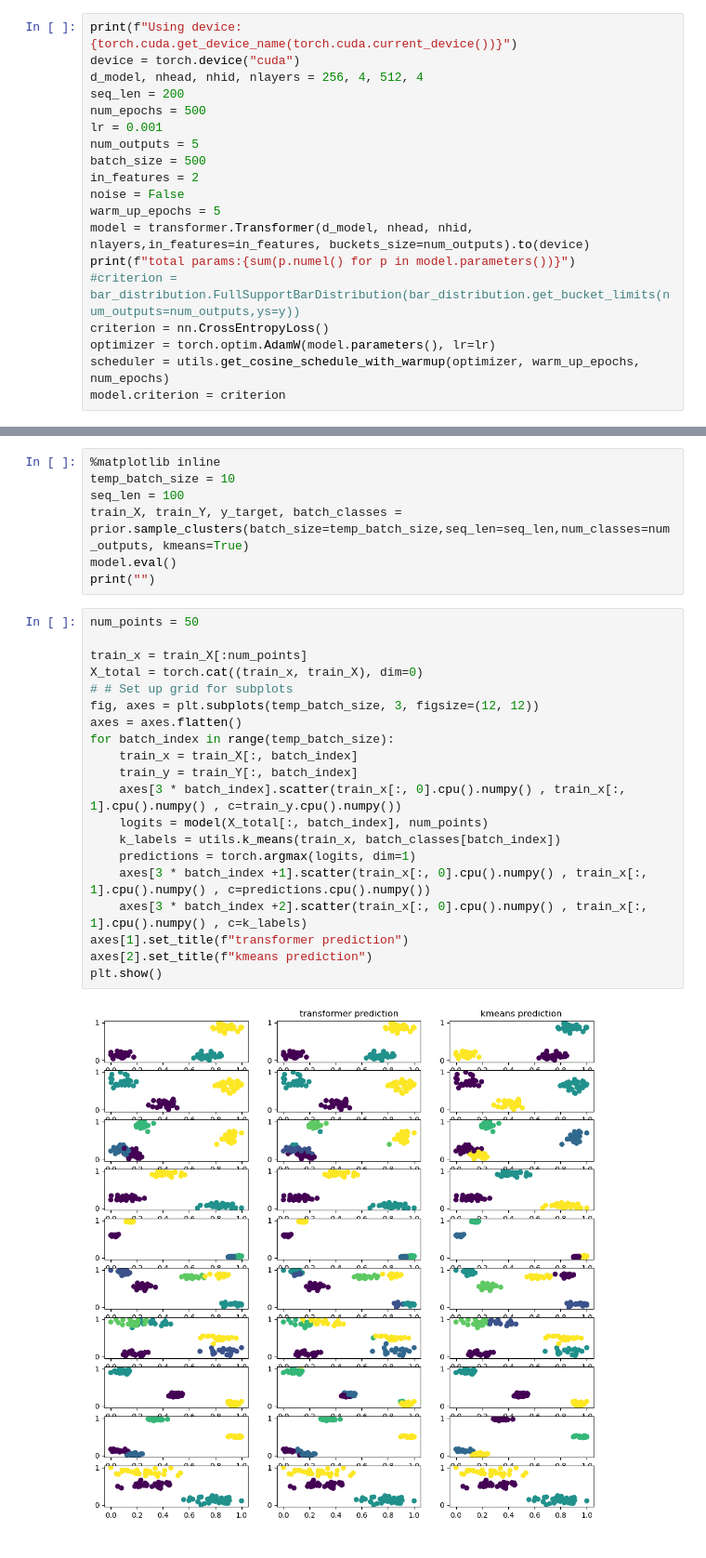
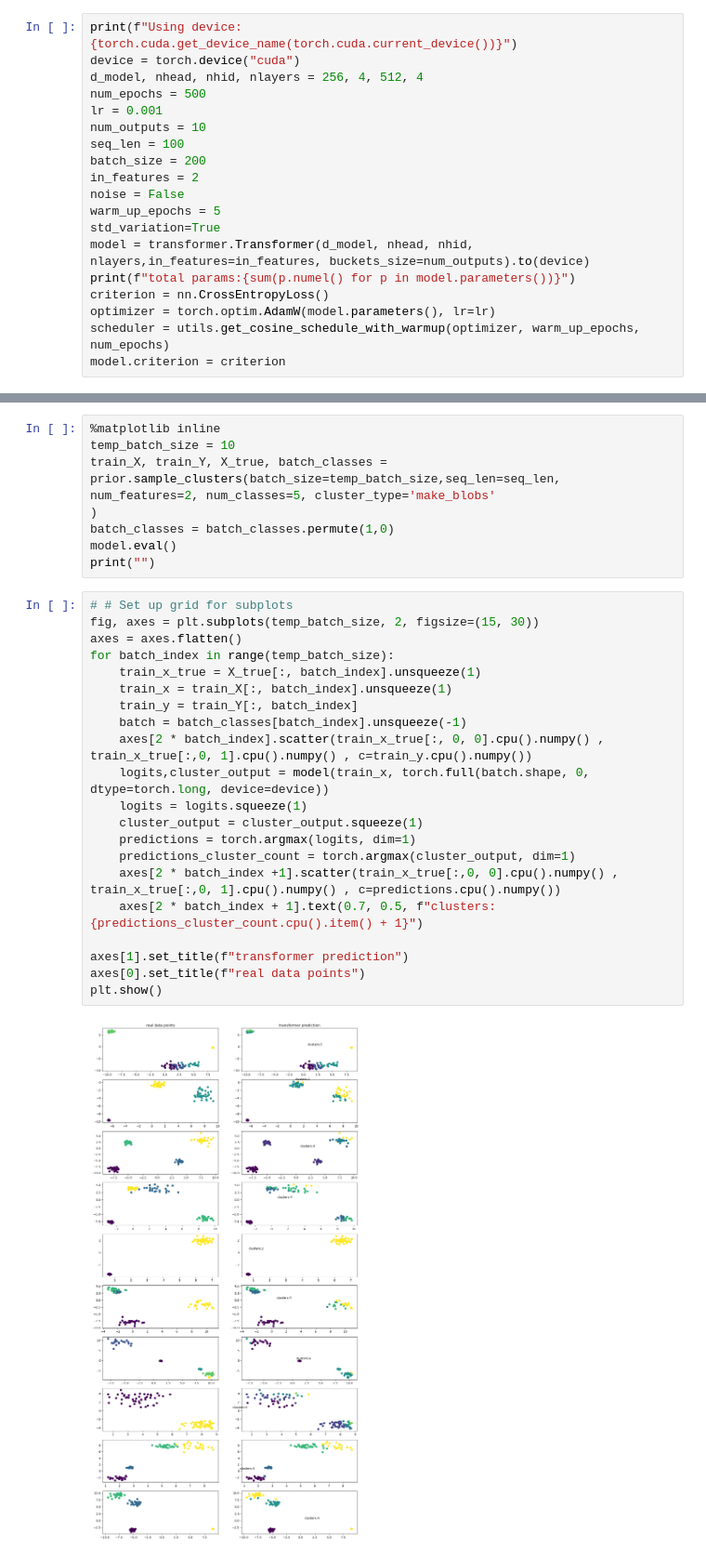
Before and after one commit to pbhaskaran/PFN_clustering, a Jupyter notebook: Clustering PFN.ipynb, the cells around one changed output, grey strips where cells are left out. Shown: that part at 93% size. Drawn from its saved outputs; the diff is of its cells as text.

```diff
--- a/Clustering PFN.ipynb
+++ b/Clustering PFN.ipynb
@@ -30,17 +28,17 @@ warnings.filterwarnings("ignore")
 print(f"Using device: {torch.cuda.get_device_name(torch.cuda.current_device())}")
 device = torch.device("cuda")
 d_model, nhead, nhid, nlayers = 256, 4, 512, 4
-seq_len = 200
 num_epochs = 500
 lr = 0.001
-num_outputs = 5
-batch_size = 500
+num_outputs = 10
+seq_len = 100
+batch_size = 200
 in_features = 2
 noise = False
 warm_up_epochs = 5
+std_variation=True
 model = transformer.Transformer(d_model, nhead, nhid, nlayers,in_features=in_features, buckets_size=num_outputs).to(device)
 print(f"total params:{sum(p.numel() for p in model.parameters())}")
-#criterion = bar_distribution.FullSupportBarDistribution(bar_distribution.get_bucket_limits(num_outputs=num_outputs,ys=y))
 criterion = nn.CrossEntropyLoss()
 optimizer = torch.optim.AdamW(model.parameters(), lr=lr)
 scheduler = utils.get_cosine_schedule_with_warmup(optimizer, warm_up_epochs, num_epochs)
@@ -78,30 +76,32 @@ plt.show()
 # %%
 %matplotlib inline
 temp_batch_size = 10
-seq_len = 100
-train_X, train_Y, y_target, batch_classes = prior.sample_clusters(batch_size=temp_batch_size,seq_len=seq_len,num_classes=num_outputs, kmeans=True)
+train_X, train_Y, X_true, batch_classes = prior.sample_clusters(batch_size=temp_batch_size,seq_len=seq_len, num_features=2, num_classes=5, cluster_type='make_blobs'
+)
+batch_classes = batch_classes.permute(1,0)
 model.eval()
 print("")
 # %%
-num_points = 50
-
-train_x = train_X[:num_points]
-X_total = torch.cat((train_x, train_X), dim=0)
 # # Set up grid for subplots
-fig, axes = plt.subplots(temp_batch_size, 3, figsize=(12, 12))
+fig, axes = plt.subplots(temp_batch_size, 2, figsize=(15, 30))
 axes = axes.flatten()
 for batch_index in range(temp_batch_size):
-    train_x = train_X[:, batch_index]
+    train_x_true = X_true[:, batch_index].unsqueeze(1)
+    train_x = train_X[:, batch_index].unsqueeze(1)
     train_y = train_Y[:, batch_index]
-    axes[3 * batch_index].scatter(train_x[:, 0].cpu().numpy() , train_x[:, 1].cpu().numpy() , c=train_y.cpu().numpy())
-    logits = model(X_total[:, batch_index], num_points)
-    k_labels = utils.k_means(train_x, batch_classes[batch_index])
+    batch = batch_classes[batch_index].unsqueeze(-1)
+    axes[2 * batch_index].scatter(train_x_true[:, 0, 0].cpu().numpy() , train_x_true[:,0, 1].cpu().numpy() , c=train_y.cpu().numpy())
+    logits,cluster_output = model(train_x, torch.full(batch.shape, 0, dtype=torch.long, device=device))
+    logits = logits.squeeze(1)
+    cluster_output = cluster_output.squeeze(1)
     predictions = torch.argmax(logits, dim=1)
-    axes[3 * batch_index +1].scatter(train_x[:, 0].cpu().numpy() , train_x[:, 1].cpu().numpy() , c=predictions.cpu().numpy())
-    axes[3 * batch_index +2].scatter(train_x[:, 0].cpu().numpy() , train_x[:, 1].cpu().numpy() , c=k_labels)
+    predictions_cluster_count = torch.argmax(cluster_output, dim=1)
+    axes[2 * batch_index +1].scatter(train_x_true[:,0, 0].cpu().numpy() , train_x_true[:,0, 1].cpu().numpy() , c=predictions.cpu().numpy())
+    axes[2 * batch_index + 1].text(0.7, 0.5, f"clusters:{predictions_cluster_count.cpu().item() + 1}")
+
 axes[1].set_title(f"transformer prediction")
-axes[2].set_title(f"kmeans prediction")
+axes[0].set_title(f"real data points")
 plt.show()
 # %% [output]
-[figure, old version]
+[figure, new version]
 # %%
```
Also changed, not shown: parts of 19 cells of this notebook, 11 other files.
